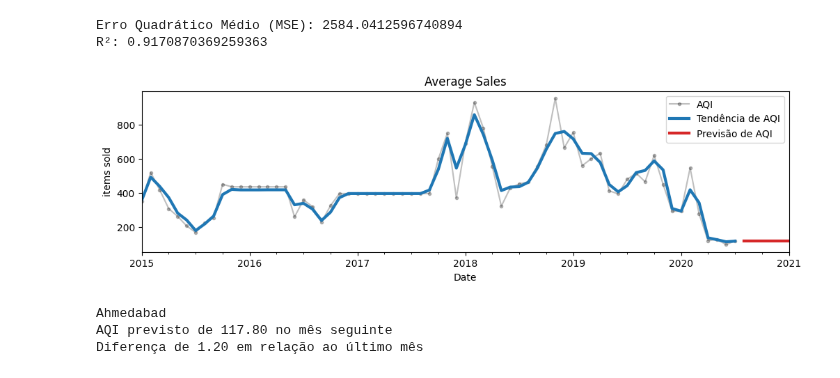
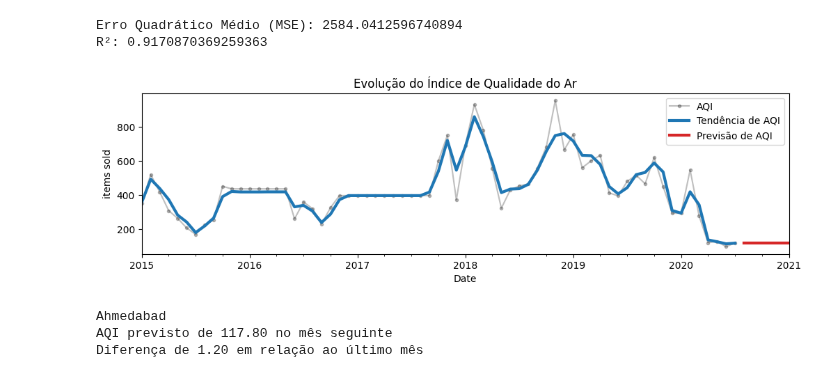
Before and after one commit to raphaelramosds/dca3501-project, a Jupyter notebook: assignments/Trabalho 3 - Aprendizagem de Maquina.ipynb, the cells around one changed output. Cells and saved outputs as stored; diff of their text form; code cells hidden in the pictures.

```diff
--- a/assignments/Trabalho 3 - Aprendizagem de Maquina.ipynb
+++ b/assignments/Trabalho 3 - Aprendizagem de Maquina.ipynb
@@ -167,12 +167,12 @@ print("R²:", r2_score(y, y_pred))
 Erro Quadrático Médio (MSE): 2584.0412596740894
 R²: 0.9170870369259363
 # %%
-ax = y.plot(**plot_params, title="Average Sales", ylabel="items sold")
+ax = y.plot(**plot_params, title="Evolução do Índice de Qualidade do Ar", ylabel="items sold")
 ax = y_pred.plot(ax=ax, linewidth=3, label="Tendência de AQI", color='C0')
 ax = y_fore.plot(ax=ax, linewidth=3, label="Previsão de AQI", color='C3')
 ax.legend();
 # %% [output]
-[figure, old version]
+[figure, new version]
 # %%
 # Previsão de AQI médio para os próximos meses
 diff = abs(average_aqi.iloc[-1] - y_fore.iloc[0]);
```
